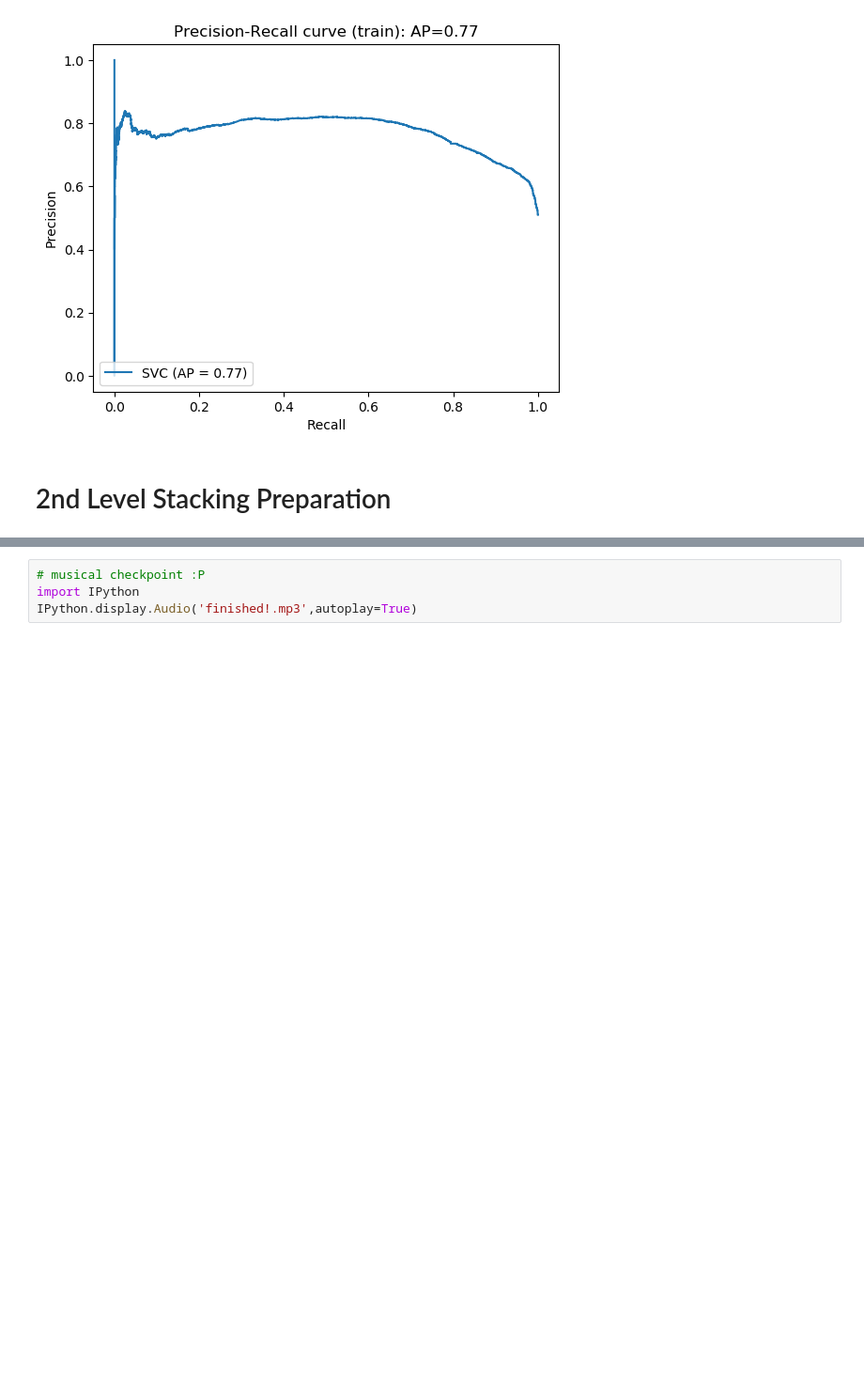
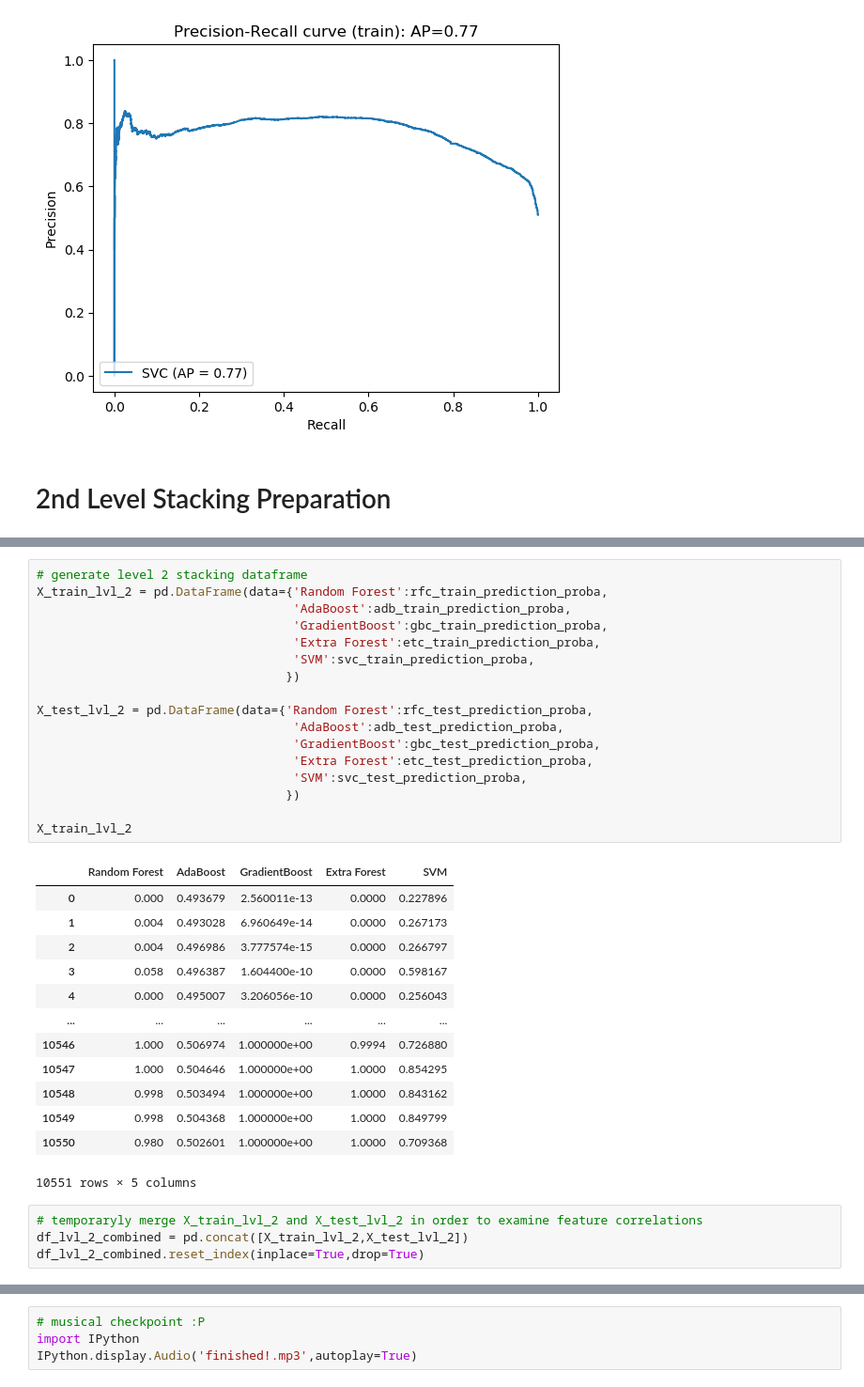
Before and after one commit to jimmylihe/company-bankrupcy-prediction-advanced, a Jupyter notebook: 1year.arff.ipynb, the cells around one changed output, grey strips where cells are left out. Shown at 94% size. Cells and saved outputs as stored; diff of their text form; blank space fills up the shorter version.

```diff
--- a/1year.arff.ipynb
+++ b/1year.arff.ipynb
@@ -1107,0 +1136,35 @@ X_train_lvl_2
+# %%
+# generate level 2 stacking dataframe
+X_train_lvl_2 = pd.DataFrame(data={'Random Forest':rfc_train_prediction_proba,
+                                   'AdaBoost':adb_train_prediction_proba,
+                                   'GradientBoost':gbc_train_prediction_proba,
+                                   'Extra Forest':etc_train_prediction_proba,
+                                   'SVM':svc_train_prediction_proba,
+                                  })
+
+X_test_lvl_2 = pd.DataFrame(data={'Random Forest':rfc_test_prediction_proba,
+                                   'AdaBoost':adb_test_prediction_proba,
+                                   'GradientBoost':gbc_test_prediction_proba,
+                                   'Extra Forest':etc_test_prediction_proba,
+                                   'SVM':svc_test_prediction_proba,
+                                  })
+
+X_train_lvl_2
+# %% [output]
+|  | Random Forest | AdaBoost | GradientBoost | Extra Forest | SVM |
+| 0 | 0.000 | 0.493679 | 2.560011e-13 | 0.0000 | 0.227896 |
+| 1 | 0.004 | 0.493028 | 6.960649e-14 | 0.0000 | 0.267173 |
+| 2 | 0.004 | 0.496986 | 3.777574e-15 | 0.0000 | 0.266797 |
+| 3 | 0.058 | 0.496387 | 1.604400e-10 | 0.0000 | 0.598167 |
+| 4 | 0.000 | 0.495007 | 3.206056e-10 | 0.0000 | 0.256043 |
+| ... | ... | ... | ... | ... | ... |
+| 10546 | 1.000 | 0.506974 | 1.000000e+00 | 0.9994 | 0.726880 |
+| 10547 | 1.000 | 0.504646 | 1.000000e+00 | 1.0000 | 0.854295 |
+| 10548 | 0.998 | 0.503494 | 1.000000e+00 | 1.0000 | 0.843162 |
+| 10549 | 0.998 | 0.504368 | 1.000000e+00 | 1.0000 | 0.849799 |
+| 10550 | 0.980 | 0.502601 | 1.000000e+00 | 1.0000 | 0.709368 |
+10551 rows × 5 columns
+# %%
+# temporaryly merge X_train_lvl_2 and X_test_lvl_2 in order to examine feature correlations
+df_lvl_2_combined = pd.concat([X_train_lvl_2,X_test_lvl_2])
+df_lvl_2_combined.reset_index(inplace=True,drop=True)
```
Also changed, not shown: parts of 6 cells of this notebook.
